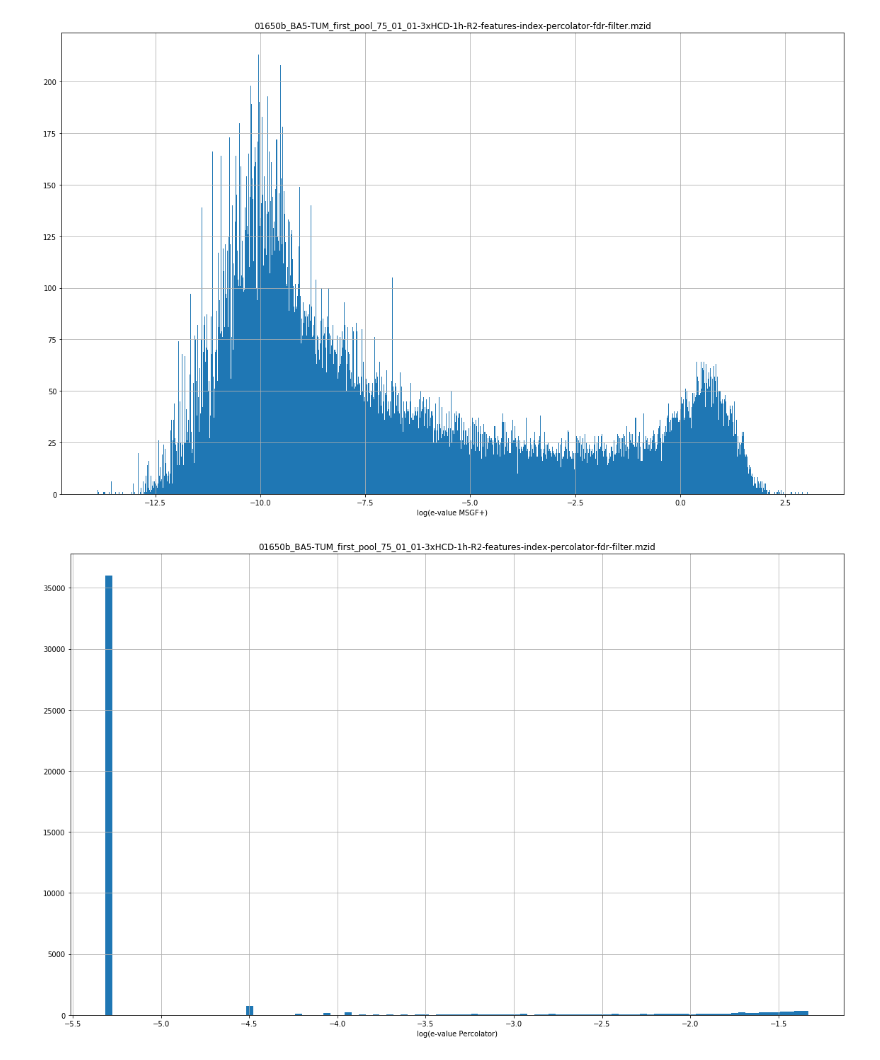
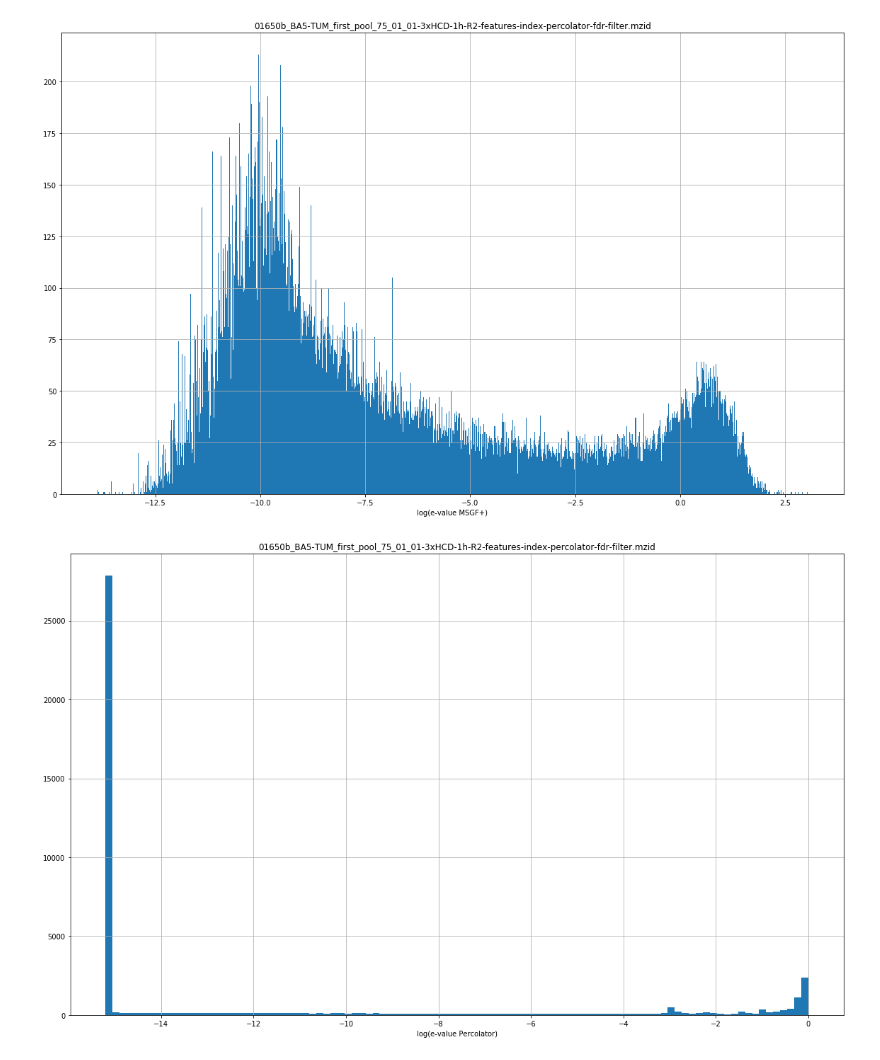
Before and after one commit to statisticalbiotechnology/representative-spectra-benchmark, a Jupyter notebook: notebooks/analyze_mzidentml.ipynb, the cells around one changed output. Drawn from its saved outputs; the diff is of its cells as text; code cells hidden in the pictures.

```diff
--- a/notebooks/analyze_mzidentml.ipynb
+++ b/notebooks/analyze_mzidentml.ipynb
@@ -8,6 +11,6 @@ from venn import venn
 # %%
 # read in 4 mzid files (one for each merging method)
-mzid_file = '../data/01650b_BA5-TUM_first_pool_75_01_01-3xHCD-1h-R2-features-index-percolator-fdr-filter.mzid'
+mzid_file = os.environ.get('MZID_FILE', '../data/01650b_BA5-TUM_first_pool_75_01_01-3xHCD-1h-R2-features-index-percolator-fdr-filter.mzid')
 # names of methods
 sample_name = os.path.basename(mzid_file)
 # %%
@@ -32,9 +43,9 @@ plt.tight_layout()
 # %%
 # Original search engine Percolator
 plt.figure(figsize=(16, 10))
 plt.subplot(1, 1, 1)
-evalue_log_hist(mzid_dfr['q-value_score'], sample_name, 100)
+evalue_log_hist(mzid_dfr['percolator:PEP'], sample_name, 100)
 plt.xlabel('log(e-value Percolator)')
 plt.tight_layout()
 # %% [output]
-[figure, old version]
+[figure, new version]
```
Also changed, not shown: parts of 5 cells of this notebook.
